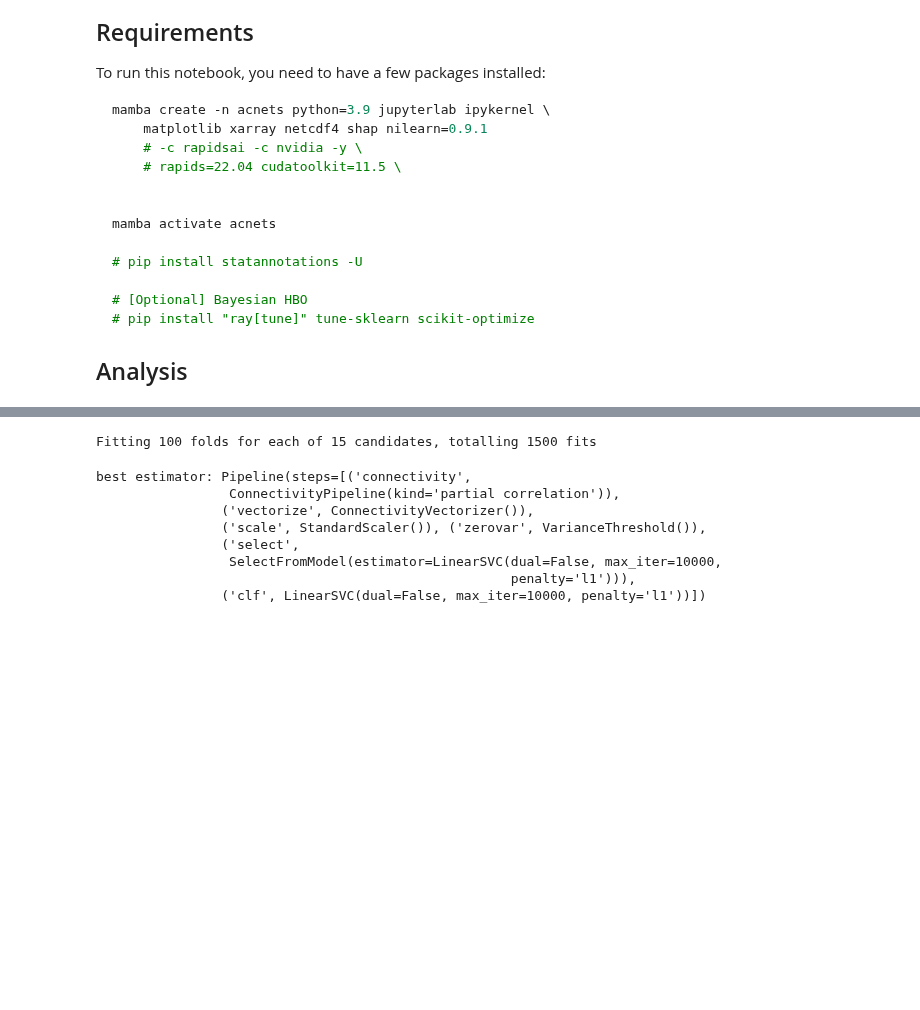
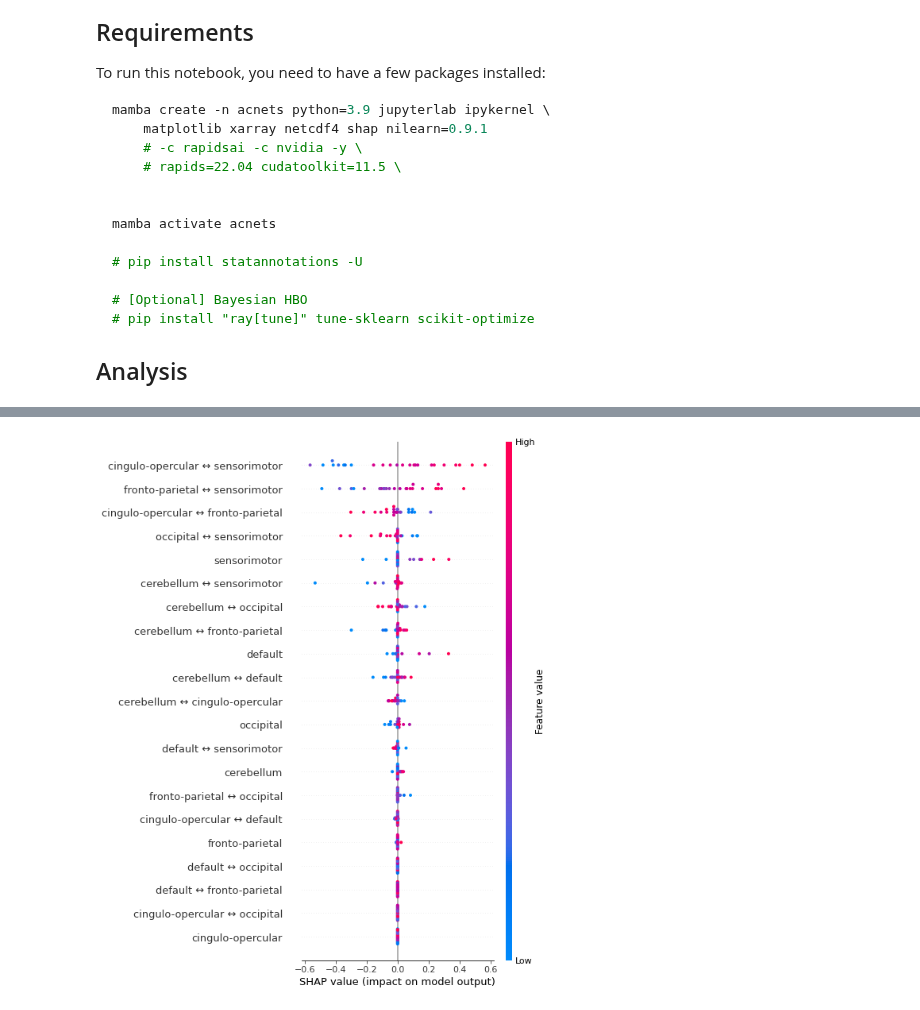
Before and after one commit to morteza/ACNets, a Jupyter notebook: notebooks/1 Connectivity Classifier.ipynb, the cells around one changed output, grey strips where cells are left out. Drawn from its saved outputs; the diff is of its cells as text; code cells hidden in the pictures; blank space fills up the shorter version.

```diff
--- a/notebooks/1 Connectivity Classifier.ipynb
+++ b/notebooks/1 Connectivity Classifier.ipynb
@@ -62,8 +63,10 @@ from tqdm.auto import tqdm
 # %%
 # 0.1. PARAMETERS
 
-CV = StratifiedShuffleSplit(n_splits=100, test_size=8)
-N_PERMUTATIONS = 50
+CV = StratifiedShuffleSplit(n_splits=3, test_size=8)
+N_PERMUTATIONS = 2
+
+OUTPUT_PATH = Path('models/1_connectivity_classifier_results.nc')
 # %%
 # 1. DATA
 
@@ -121,16 +124,6 @@ grid = GridSearchCV(
 grid.fit(X, y)
 
 print('best estimator:', grid.best_estimator_)
-# %% [output]
-Fitting 100 folds for each of 15 candidates, totalling 1500 fits
-best estimator: Pipeline(steps=[('connectivity',
-                 ConnectivityPipeline(kind='partial correlation')),
-                ('vectorize', ConnectivityVectorizer()),
-                ('scale', StandardScaler()), ('zerovar', VarianceThreshold()),
-                ('select',
-                 SelectFromModel(estimator=LinearSVC(dual=False, max_iter=10000,
-                                                     penalty='l1'))),
-                ('clf', LinearSVC(dual=False, max_iter=10000, penalty='l1'))])
 # %%
 # 3.1. STORE GRID SEARCH RESULTS
 
@@ -292,6 +285,7 @@ for p in top_models:
 
   shap_ds = xr.Dataset({
     f'{model_name} shap': (('shap_dim', feature_dim_name), shap_values.values),
+    f'{model_name} shap data': (('shap_dim', feature_dim_name), shap_values.data),
     f'{model_name} shap y_test': (('shap_dim'), y_encoder.inverse_transform(y_test)),
     f'{model_name} shap y_pred': (('shap_dim'), y_encoder.inverse_transform(y_pred)),
     },
@@ -303,6 +297,12 @@ for p in top_models:
   # STORE y_pred, y_test, shap_values
 
 ds_shap = xr.merge(shap_agg)
+# %%
+shap.summary_plot(shap_values,
+                  feature_names=feature_names,
+                  max_display=21)
+# %% [output]
+[figure, added]
 # %%
 # 7. LEARNING CURVE ANALYSIS
 
```
Also changed, not shown: parts of 3 cells of this notebook, 2 other files.
